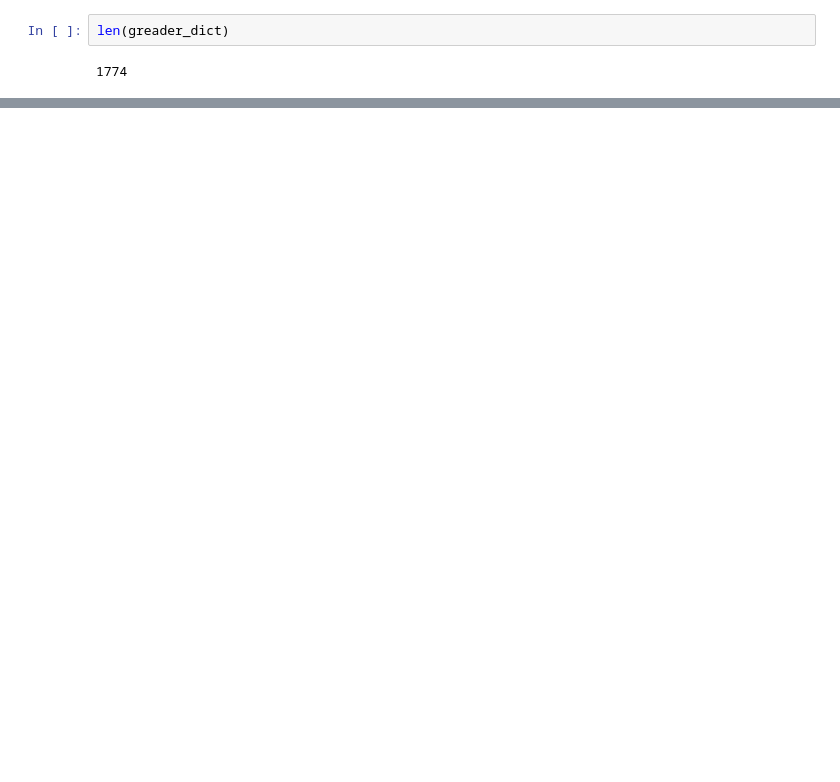
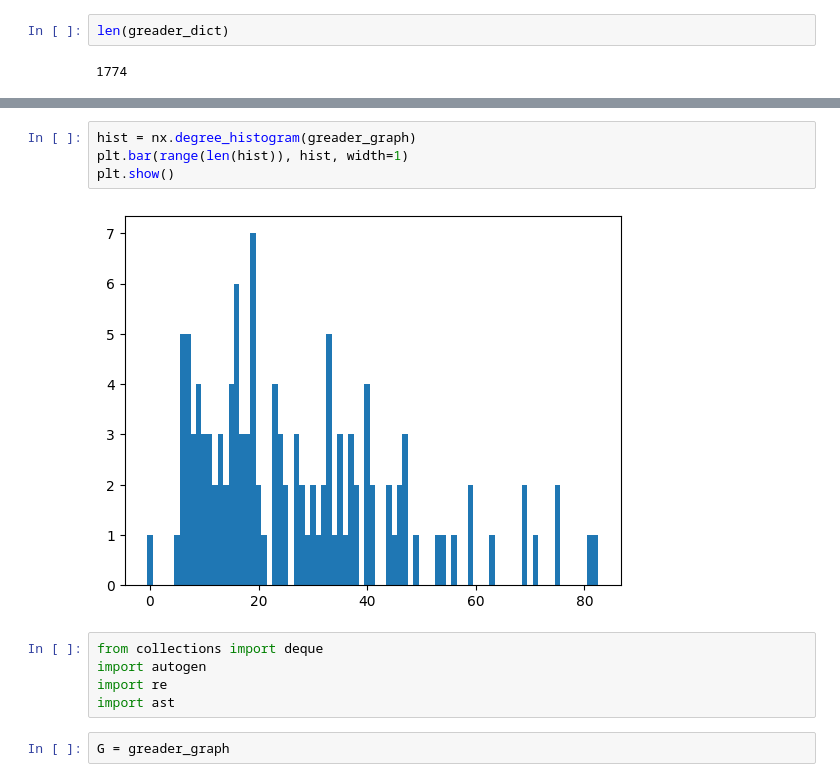
Before and after one commit to jflashner/VLOG-GraphReader, a Jupyter notebook: test.ipynb, the cells around one changed output, grey strips where cells are left out. Drawn from its saved outputs; the diff is of its cells as text; blank space fills up the shorter version.

```diff
--- a/test.ipynb
+++ b/test.ipynb
@@ -345,0 +425,13 @@ agg_greader
+# %%
+hist = nx.degree_histogram(greader_graph)
+plt.bar(range(len(hist)), hist, width=1)
+plt.show()
+# %% [output]
+[figure, added]
+# %%
+from collections import deque
+import autogen
+import re
+import ast
+# %%
+G = greader_graph
```
Also changed, not shown: parts of 14 cells of this notebook, 1 other file.
